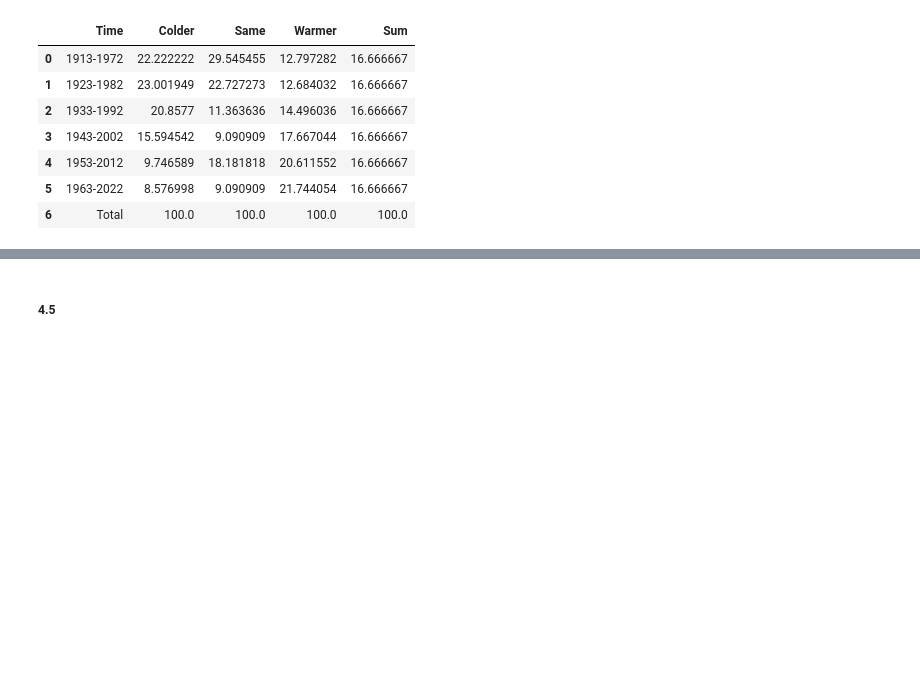
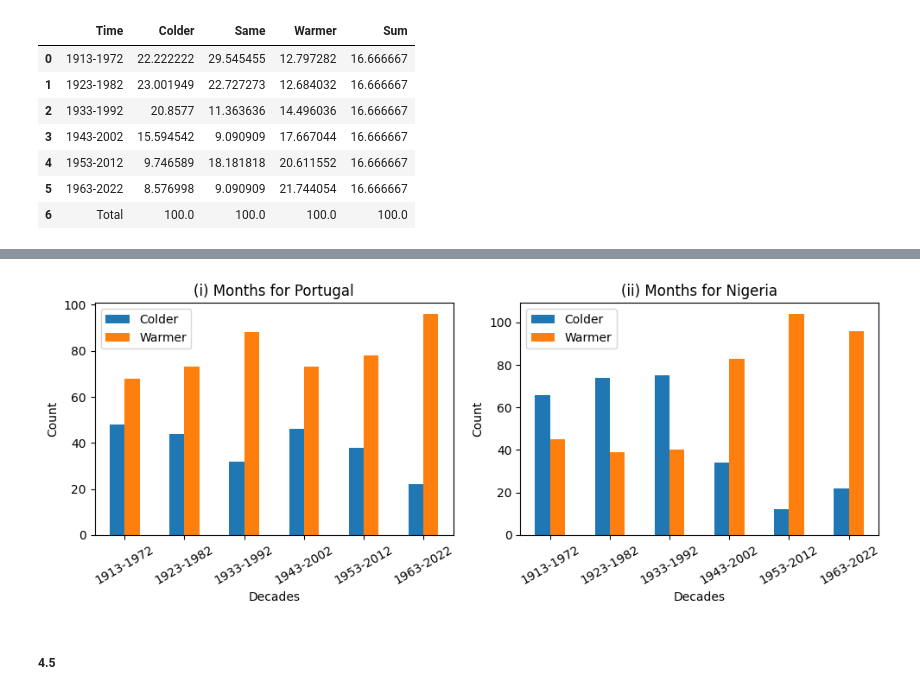
Before and after one commit to CallMeL/ResearchMethod, a Jupyter notebook: RM_A02_Group.ipynb, the cells around one changed output, grey strips where cells are left out. Saved outputs shown, nothing was run; the diff lists cells and outputs as text; code cells hidden in the pictures; blank space fills up the shorter version.

```diff
--- a/RM_A02_Group.ipynb
+++ b/RM_A02_Group.ipynb
@@ -547,0 +578,5 @@ df
+# %%
+time_intervals_Portugal = createDecadeTable(result_counts_Portugal)
+time_intervals_Nigeria = createDecadeTable(result_counts_Nigeria)
+time_intervals_Portugal.set_index("Time", inplace=True)
+time_intervals_Nigeria.set_index("Time", inplace=True)
@@ -548,3 +594,29 @@ df
+# %%
+fig, axes = plt.subplots(1, 2, figsize=(10, 4))  # 1 row and 2 columns of subplots
+binsize = 7
+
+# Use the correct assignment here
+time_intervals_Portugal[["Colder", "Warmer"]][:-1].plot(kind="bar", ax=axes[0])
+time_intervals_Nigeria[["Colder", "Warmer"]][:-1].plot(kind="bar", ax=axes[1])
+
+# Set titles for subplots
+axes[0].set_title('(i) Months for Portugal')
+axes[1].set_title('(ii) Months for Nigeria')
+
+# Set labels for x and y axes
+axes[0].set_xlabel('Decades')
+axes[0].set_ylabel('Count')
+
+axes[1].set_xlabel('Decades')
+axes[1].set_ylabel('Count')
+
+axes[0].set_xticklabels(axes[0].get_xticklabels(), rotation=30)
+axes[1].set_xticklabels(axes[1].get_xticklabels(), rotation=30)
+
+plt.tight_layout()
+plt.show()
+# %% [output]
+[figure, added]
 # %% [markdown]
 ##### 4.5
 # %% [markdown]
```
Also changed, not shown: parts of 10 cells of this notebook.
